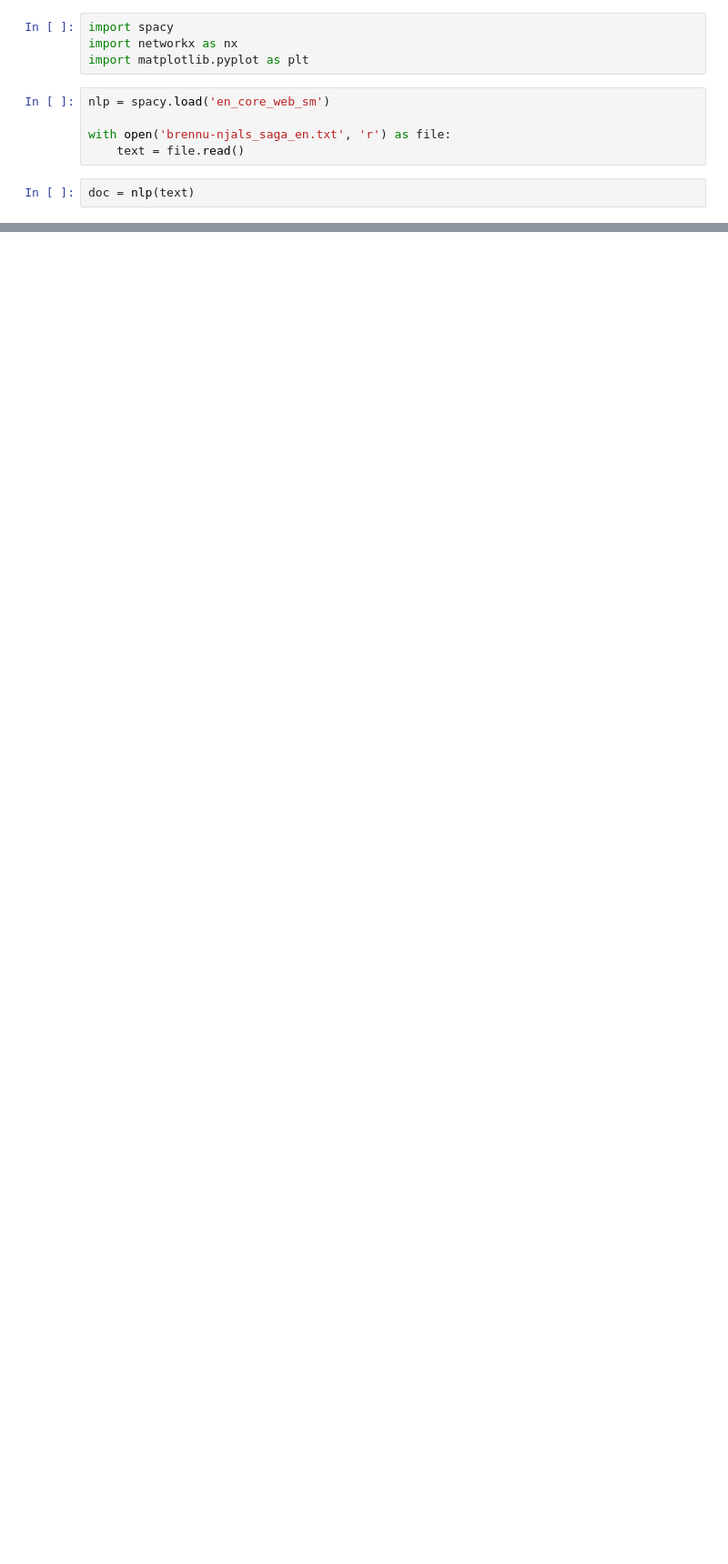
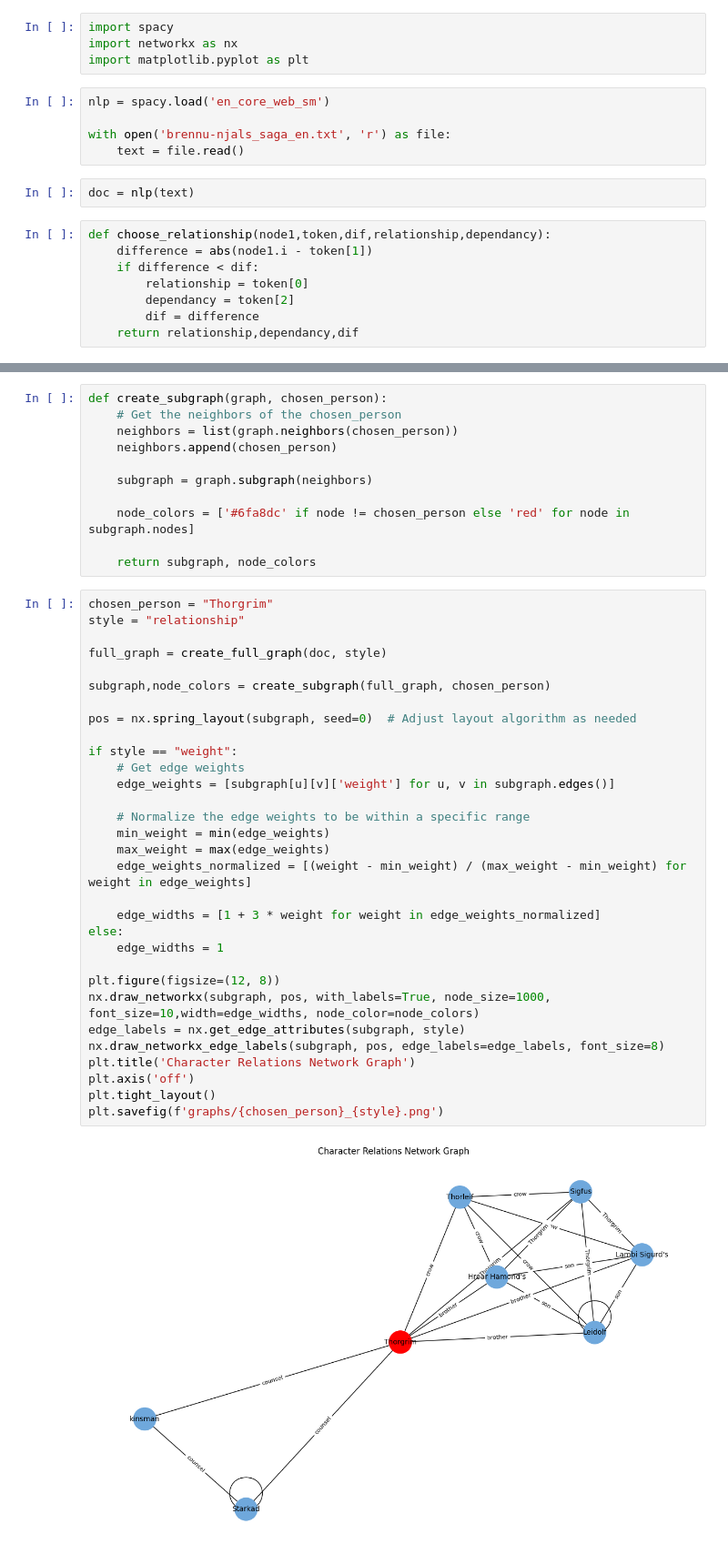
Before and after one commit to notvikke/master_2023, a Jupyter notebook: NLP/Spacy/final.ipynb, the cells around one changed output, grey strips where cells are left out. Shown at 91% size. Saved outputs shown, nothing was run; the diff lists cells and outputs as text; blank space fills up the shorter version.

```diff
--- a/NLP/Spacy/final.ipynb
+++ b/NLP/Spacy/final.ipynb
@@ -9,4 +11,12 @@ with open('brennu-njals_saga_en.txt', 'r') as file:
     text = file.read()
 # %%
 doc = nlp(text)
+# %%
+def choose_relationship(node1,token,dif,relationship,dependancy):
+    difference = abs(node1.i - token[1])
+    if difference < dif:
+        relationship = token[0]
+        dependancy = token[2]
+        dif = difference
+    return relationship,dependancy,dif
 # %%
@@ -190,0 +105,44 @@ for sent in doc.sents:
+# %%
+def create_subgraph(graph, chosen_person):
+    # Get the neighbors of the chosen_person
+    neighbors = list(graph.neighbors(chosen_person))
+    neighbors.append(chosen_person)
+
+    subgraph = graph.subgraph(neighbors)
+
+    node_colors = ['#6fa8dc' if node != chosen_person else 'red' for node in subgraph.nodes]
+
+    return subgraph, node_colors
+# %%
+chosen_person = "Thorgrim"
+style = "relationship"
+
+full_graph = create_full_graph(doc, style)
+
+subgraph,node_colors = create_subgraph(full_graph, chosen_person)
+
+pos = nx.spring_layout(subgraph, seed=0)  # Adjust layout algorithm as needed
+
+if style == "weight":
+    # Get edge weights
+    edge_weights = [subgraph[u][v]['weight'] for u, v in subgraph.edges()]
+
+    # Normalize the edge weights to be within a specific range
+    min_weight = min(edge_weights)
+    max_weight = max(edge_weights)
+    edge_weights_normalized = [(weight - min_weight) / (max_weight - min_weight) for weight in edge_weights]
+
+    edge_widths = [1 + 3 * weight for weight in edge_weights_normalized]
+else:
+    edge_widths = 1
+
+plt.figure(figsize=(12, 8))
+nx.draw_networkx(subgraph, pos, with_labels=True, node_size=1000, font_size=10,width=edge_widths, node_color=node_colors)
+edge_labels = nx.get_edge_attributes(subgraph, style)
+nx.draw_networkx_edge_labels(subgraph, pos, edge_labels=edge_labels, font_size=8)
+plt.title('Character Relations Network Graph')
+plt.axis('off')
+plt.tight_layout()
+plt.savefig(f'graphs/{chosen_person}_{style}.png')
+# %% [output]
+[figure, added]
```
Also changed, not shown: parts of 6 cells of this notebook, 31 other files.
